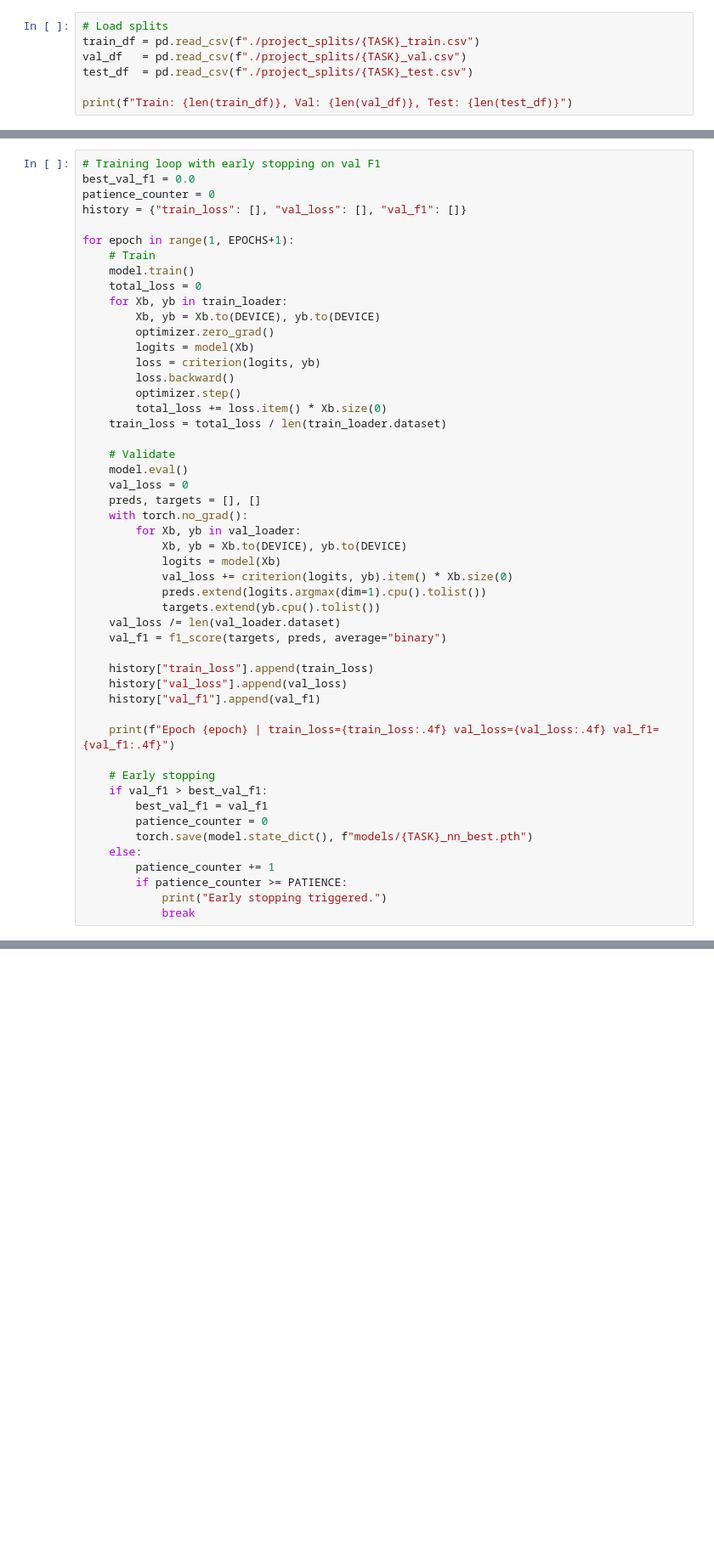
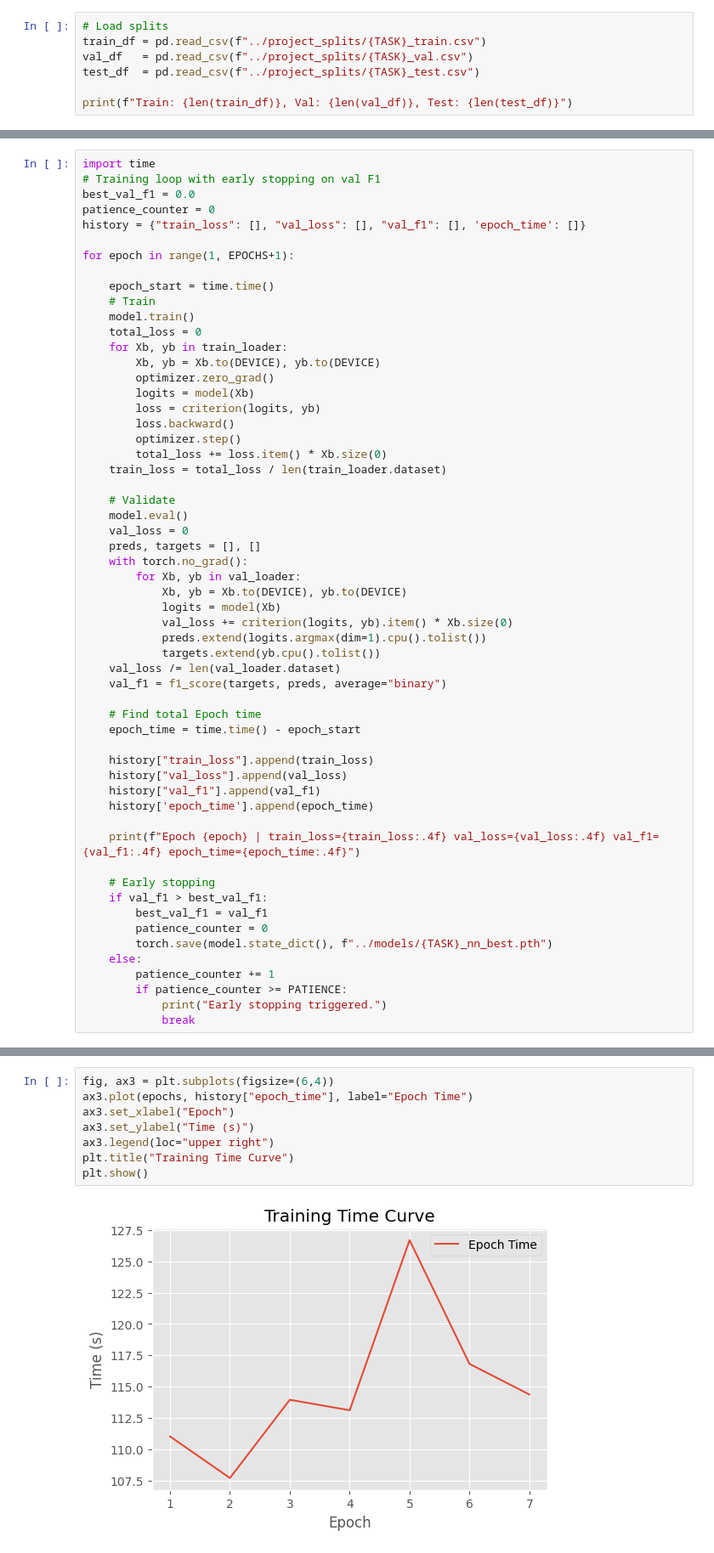
Before and after one commit to elicep01/fake-review-detector, a Jupyter notebook: notebooks/04_nn_tfidf.ipynb, the cells around one changed output, grey strips where cells are left out. Shown: that part at 85% size. Saved outputs shown, nothing was run; the diff lists cells and outputs as text; blank space fills up the shorter version.

```diff
--- a/notebooks/04_nn_tfidf.ipynb
+++ b/notebooks/04_nn_tfidf.ipynb
@@ -38,9 +38,9 @@ PATIENCE = 2               # early stopping patience on val F1
 DEVICE = torch.device("cuda" if torch.cuda.is_available() else "cpu")
 # %%
 # Load splits
-train_df = pd.read_csv(f"./project_splits/{TASK}_train.csv")
-val_df   = pd.read_csv(f"./project_splits/{TASK}_val.csv")
-test_df  = pd.read_csv(f"./project_splits/{TASK}_test.csv")
+train_df = pd.read_csv(f"../project_splits/{TASK}_train.csv")
+val_df   = pd.read_csv(f"../project_splits/{TASK}_val.csv")
+test_df  = pd.read_csv(f"../project_splits/{TASK}_test.csv")
 
 print(f"Train: {len(train_df)}, Val: {len(val_df)}, Test: {len(test_df)}")
 # %% [output]
@@ -133,12 +140,15 @@ model = MLP(MAX_FEATURES, HIDDEN_DIM, DROPOUT).to(DEVICE)
 criterion = nn.CrossEntropyLoss()
 optimizer = optim.Adam(model.parameters(), lr=LR)
 # %%
+import time
 # Training loop with early stopping on val F1
 best_val_f1 = 0.0
 patience_counter = 0
-history = {"train_loss": [], "val_loss": [], "val_f1": []}
+history = {"train_loss": [], "val_loss": [], "val_f1": [], 'epoch_time': []}
 
 for epoch in range(1, EPOCHS+1):
+
+    epoch_start = time.time()
     # Train
     model.train()
     total_loss = 0
@@ -166,17 +176,21 @@ for epoch in range(1, EPOCHS+1):
     val_loss /= len(val_loader.dataset)
     val_f1 = f1_score(targets, preds, average="binary")
 
+    # Find total Epoch time
+    epoch_time = time.time() - epoch_start
+
     history["train_loss"].append(train_loss)
     history["val_loss"].append(val_loss)
     history["val_f1"].append(val_f1)
+    history['epoch_time'].append(epoch_time)
 
-    print(f"Epoch {epoch} | train_loss={train_loss:.4f} val_loss={val_loss:.4f} val_f1={val_f1:.4f}")
+    print(f"Epoch {epoch} | train_loss={train_loss:.4f} val_loss={val_loss:.4f} val_f1={val_f1:.4f} epoch_time={epoch_time:.4f}")
 
     # Early stopping
     if val_f1 > best_val_f1:
         best_val_f1 = val_f1
         patience_counter = 0
-        torch.save(model.state_dict(), f"models/{TASK}_nn_best.pth")
+        torch.save(model.state_dict(), f"../models/{TASK}_nn_best.pth")
     else:
         patience_counter += 1
         if patience_counter >= PATIENCE:
@@ -201,2 +226,12 @@ plt.show()
+# %%
+fig, ax3 = plt.subplots(figsize=(6,4))
+ax3.plot(epochs, history["epoch_time"], label="Epoch Time")
+ax3.set_xlabel("Epoch")
+ax3.set_ylabel("Time (s)")
+ax3.legend(loc="upper right")
+plt.title("Training Time Curve")
+plt.show()
+# %% [output]
+[figure, added]
 # %%
 # Load best model and evaluate on test set
```
Also changed, not shown: parts of 7 cells of this notebook.
